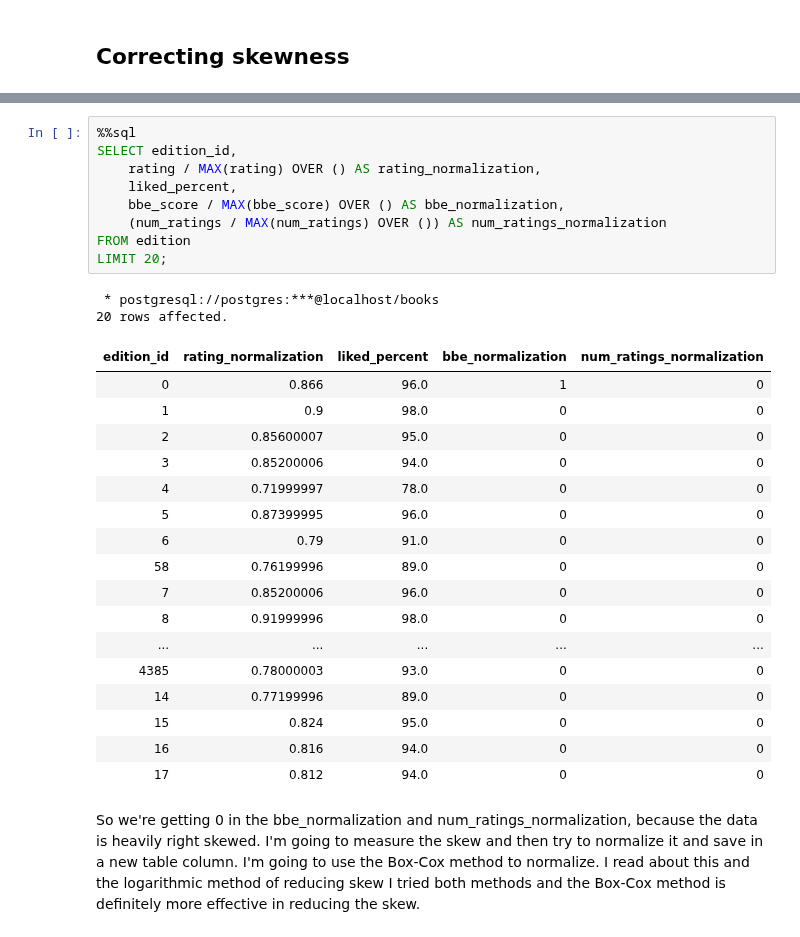
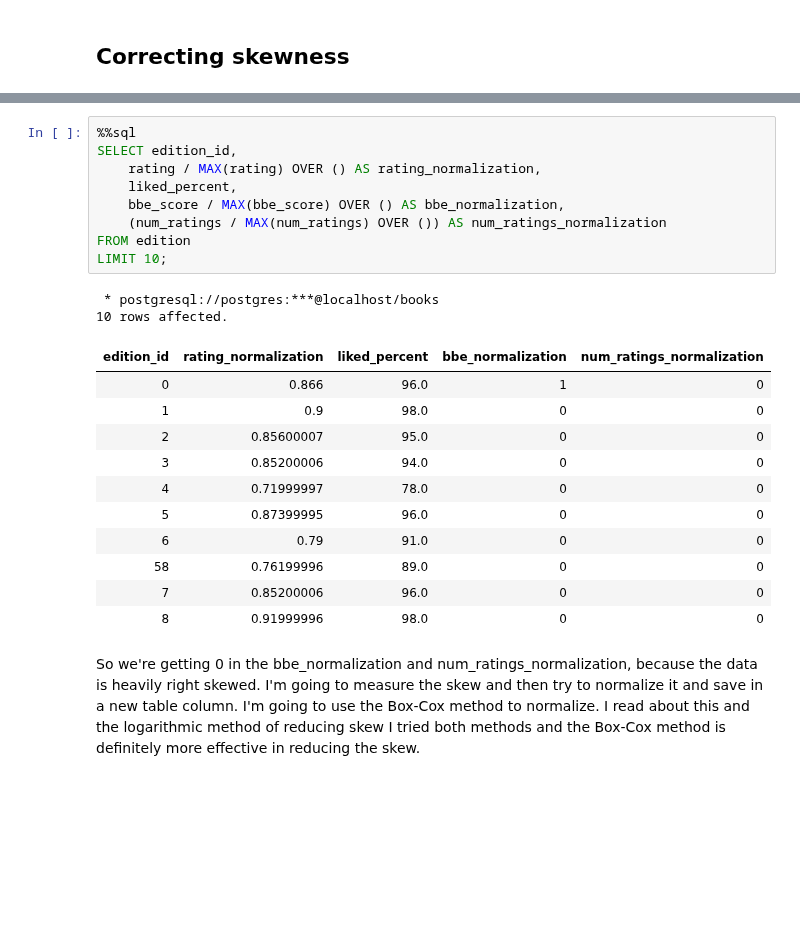
Before and after one commit to codeslp/books_db, a Jupyter notebook: src/analysis.ipynb, the cells around one changed output, grey strips where cells are left out. Saved outputs shown, nothing was run; the diff lists cells and outputs as text; blank space fills up the shorter version.

```diff
--- a/src/analysis.ipynb
+++ b/src/analysis.ipynb
@@ -131,32 +124,26 @@ quality_metric: ((rating / 5) + (liked_percent) / 100) + (bbe_score / MAX(bbe_sc
 # %%
 %%sql
 SELECT edition_id,
     rating / MAX(rating) OVER () AS rating_normalization,
     liked_percent,
     bbe_score / MAX(bbe_score) OVER () AS bbe_normalization,
     (num_ratings / MAX(num_ratings) OVER ()) AS num_ratings_normalization
 FROM edition
-LIMIT 20;
+LIMIT 10;
 # %% [output]
  * postgresql://postgres:***@localhost/books
-20 rows affected.
+10 rows affected.
 | edition_id | rating_normalization | liked_percent | bbe_normalization | num_ratings_normalization |
 | 0 | 0.866 | 96.0 | 1 | 0 |
 | 1 | 0.9 | 98.0 | 0 | 0 |
 | 2 | 0.85600007 | 95.0 | 0 | 0 |
 | 3 | 0.85200006 | 94.0 | 0 | 0 |
 | 4 | 0.71999997 | 78.0 | 0 | 0 |
 | 5 | 0.87399995 | 96.0 | 0 | 0 |
 | 6 | 0.79 | 91.0 | 0 | 0 |
 | 58 | 0.76199996 | 89.0 | 0 | 0 |
 | 7 | 0.85200006 | 96.0 | 0 | 0 |
 | 8 | 0.91999996 | 98.0 | 0 | 0 |
-| ... | ... | ... | ... | ... |
-| 4385 | 0.78000003 | 93.0 | 0 | 0 |
-| 14 | 0.77199996 | 89.0 | 0 | 0 |
-| 15 | 0.824 | 95.0 | 0 | 0 |
-| 16 | 0.816 | 94.0 | 0 | 0 |
-| 17 | 0.812 | 94.0 | 0 | 0 |
 # %% [markdown]
 So we're getting 0 in the bbe_normalization and num_ratings_normalization, because the data is heavily right skewed. I'm going to measure the skew and then try to normalize it and save in a new table column. I'm going to use the Box-Cox method to normalize. I read about this and the logarithmic method of reducing skew  I tried both methods and the Box-Cox method is definitely more effective in reducing the skew.
 # %%
```
Also changed, not shown: parts of 10 cells of this notebook, 2 other files.
